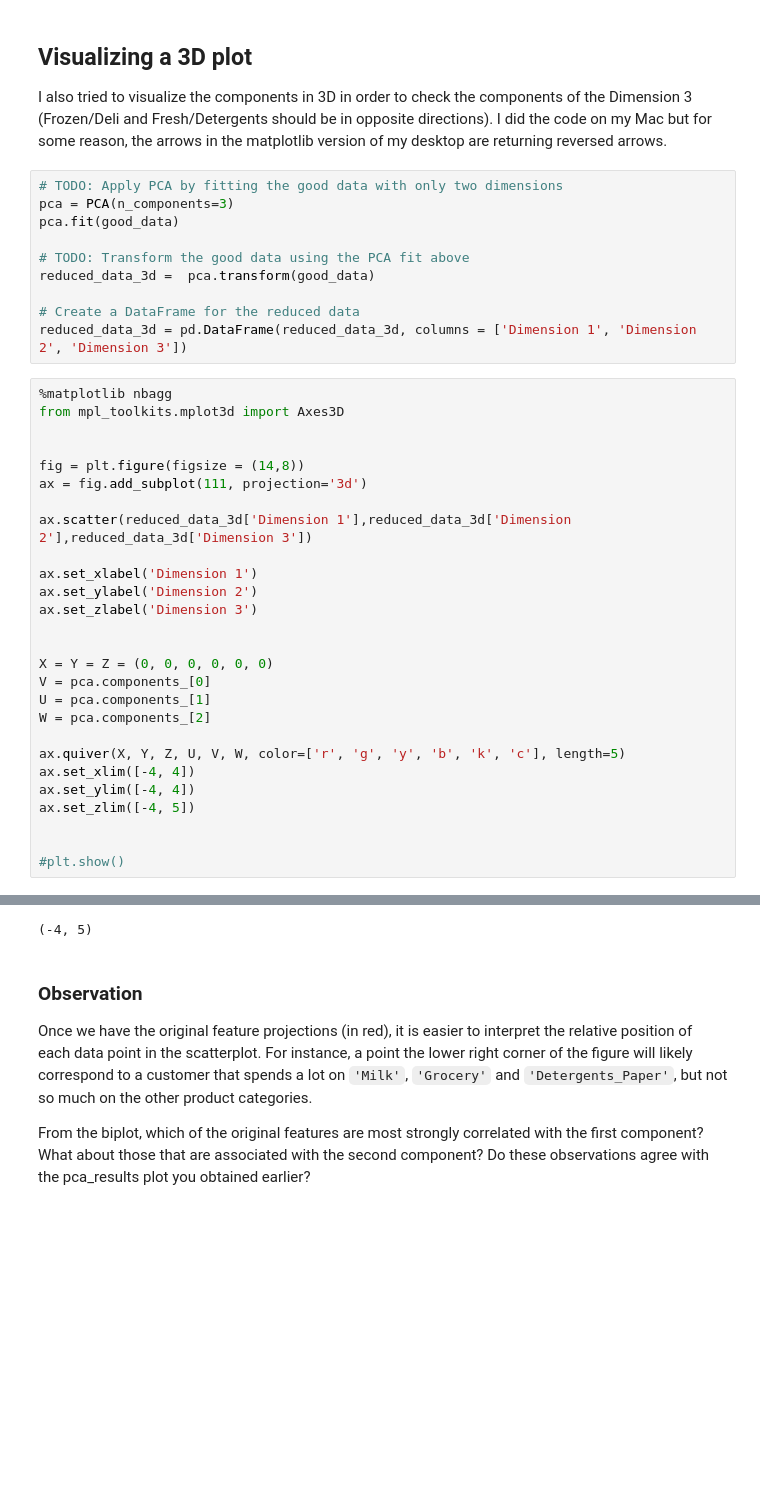
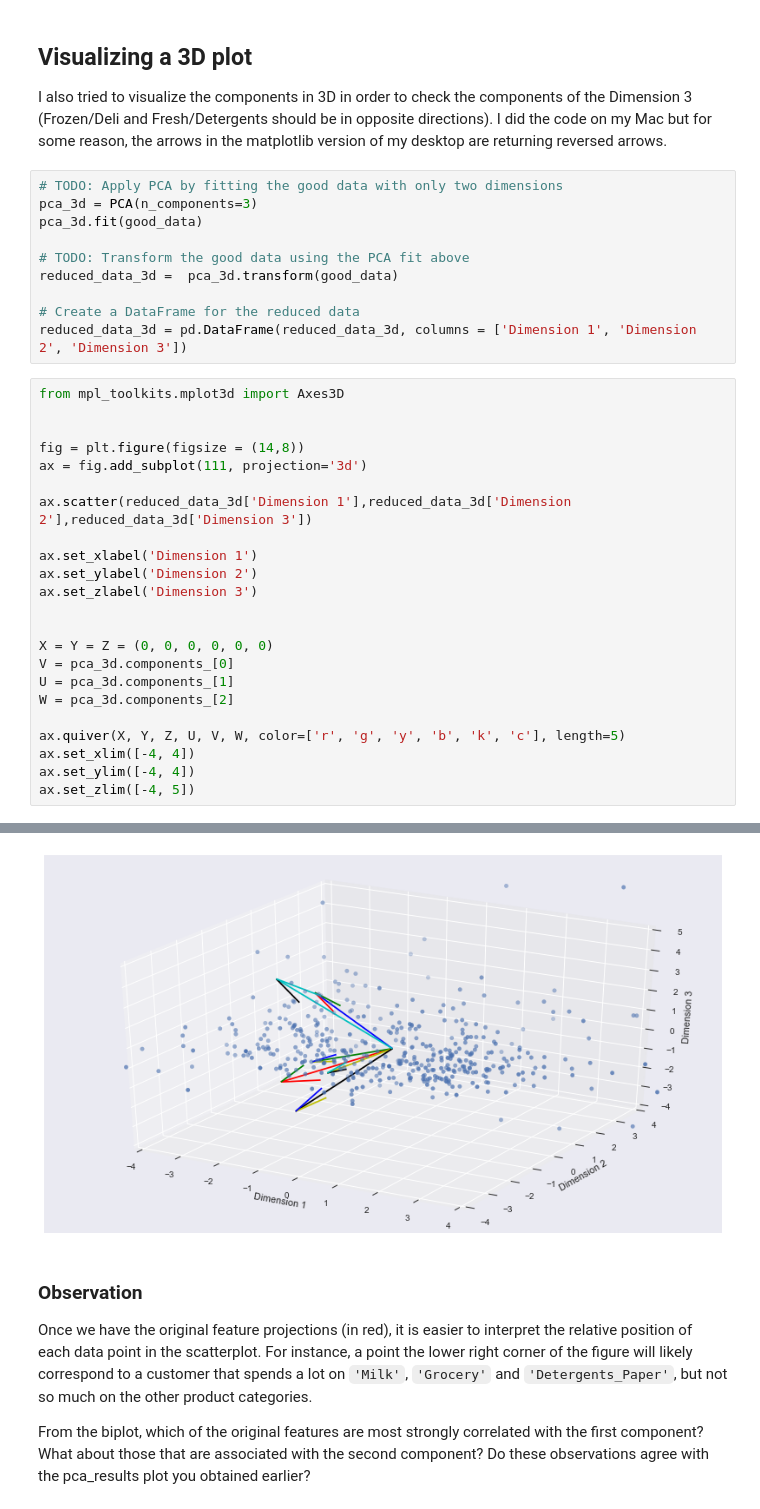
Before and after one commit to WittmannF/machine-learning-udacity, a Jupyter notebook: creating_customer_segments/customer_segments.ipynb, the cells around one changed output, grey strips where cells are left out. Saved outputs shown, nothing was run; the diff lists cells and outputs as text; blank space fills up the shorter version.

```diff
--- a/creating_customer_segments/customer_segments.ipynb
+++ b/creating_customer_segments/customer_segments.ipynb
@@ -453,16 +514,15 @@ vs.biplot(good_data, reduced_data, pca)
 I also tried to visualize the components in 3D in order to check the components of the Dimension 3 (Frozen/Deli and Fresh/Detergents should be in opposite directions). I did the code on my Mac but for some reason, the arrows in the matplotlib version of my desktop are returning reversed arrows.
 # %%
 # TODO: Apply PCA by fitting the good data with only two dimensions
-pca = PCA(n_components=3)
-pca.fit(good_data)
+pca_3d = PCA(n_components=3)
+pca_3d.fit(good_data)
 
 # TODO: Transform the good data using the PCA fit above
-reduced_data_3d =  pca.transform(good_data)
+reduced_data_3d =  pca_3d.transform(good_data)
 
 # Create a DataFrame for the reduced data
 reduced_data_3d = pd.DataFrame(reduced_data_3d, columns = ['Dimension 1', 'Dimension 2', 'Dimension 3'])
 # %%
-%matplotlib nbagg
 from mpl_toolkits.mplot3d import Axes3D
 
 
@@ -477,15 +537,12 @@ ax.set_zlabel('Dimension 3')
 
 
 X = Y = Z = (0, 0, 0, 0, 0, 0)
-V = pca.components_[0]
-U = pca.components_[1]
-W = pca.components_[2]
+V = pca_3d.components_[0]
+U = pca_3d.components_[1]
+W = pca_3d.components_[2]
 
 ax.quiver(X, Y, Z, U, V, W, color=['r', 'g', 'y', 'b', 'k', 'c'], length=5)
 ax.set_xlim([-4, 4])
 ax.set_ylim([-4, 4])
 ax.set_zlim([-4, 5])
-
-
-#plt.show()
 # %% [output]
@@ -495,4 +550,4 @@ Warning: Cannot change to a different GUI toolkit: nbagg. Using notebook instead
-(-4, 5)
+[figure, added]
 # %% [markdown]
 ### Observation
 
```
Also changed, not shown: parts of 10 cells of this notebook.
